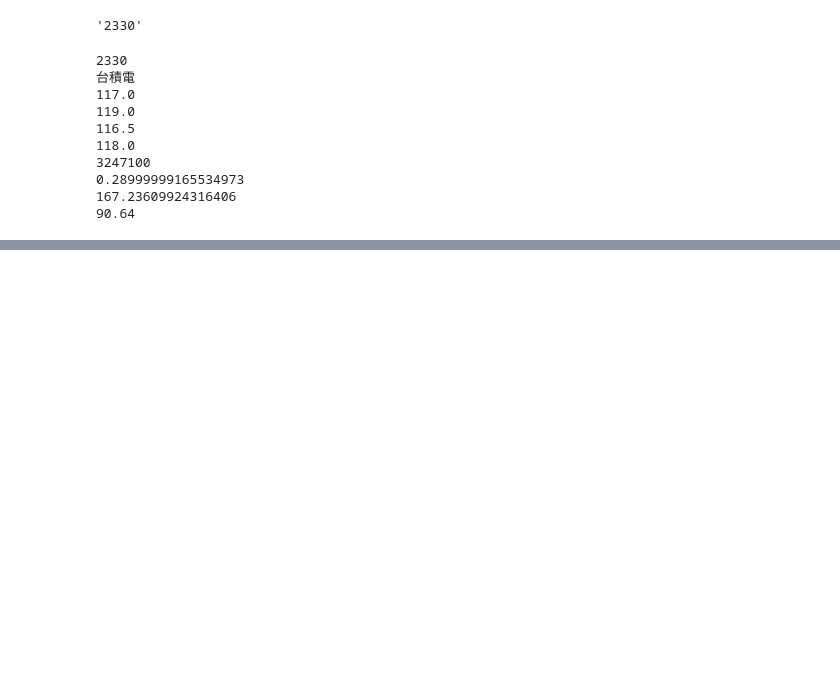
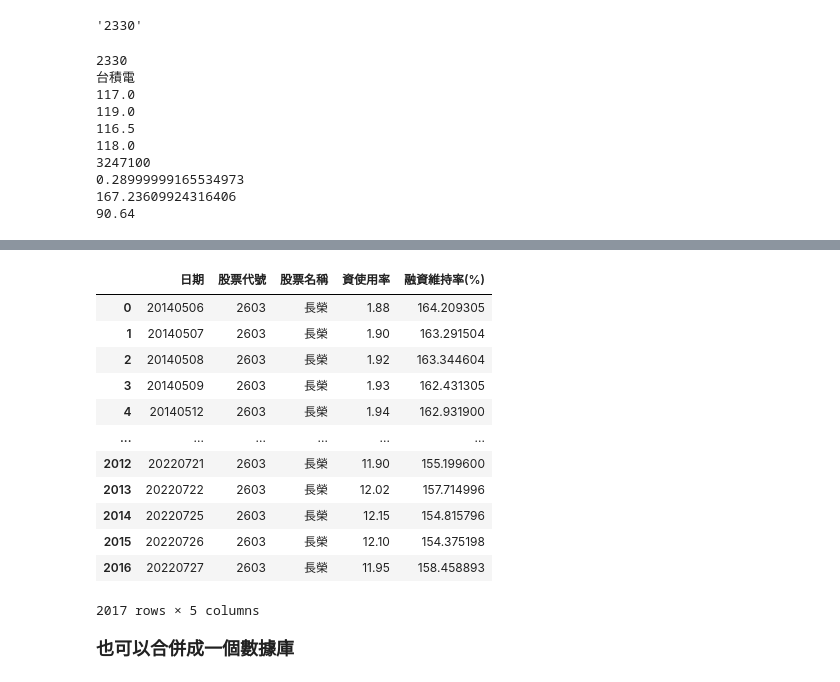
Before and after one commit to ErebusTW/Merge-by-date, a Jupyter notebook: 按日期合併.ipynb, the cells around one changed output, grey strips where cells are left out. Cells and saved outputs as stored; diff of their text form; code cells hidden in the pictures; blank space fills up the shorter version.

```diff
--- a/按日期合併.ipynb
+++ b/按日期合併.ipynb
@@ -250,0 +285,18 @@ for feature in dict_data[pd.to_datetime('2014-05-06')]:
+# %%
+data_ls[1]
+# %% [output]
+|  | 日期 | 股票代號 | 股票名稱 | 資使用率 | 融資維持率(%) |
+| 0 | 20140506 | 2603 | 長榮 | 1.88 | 164.209305 |
+| 1 | 20140507 | 2603 | 長榮 | 1.90 | 163.291504 |
+| 2 | 20140508 | 2603 | 長榮 | 1.92 | 163.344604 |
+| 3 | 20140509 | 2603 | 長榮 | 1.93 | 162.431305 |
+| 4 | 20140512 | 2603 | 長榮 | 1.94 | 162.931900 |
+| ... | ... | ... | ... | ... | ... |
+| 2012 | 20220721 | 2603 | 長榮 | 11.90 | 155.199600 |
+| 2013 | 20220722 | 2603 | 長榮 | 12.02 | 157.714996 |
+| 2014 | 20220725 | 2603 | 長榮 | 12.15 | 154.815796 |
+| 2015 | 20220726 | 2603 | 長榮 | 12.10 | 154.375198 |
+| 2016 | 20220727 | 2603 | 長榮 | 11.95 | 158.458893 |
+2017 rows × 5 columns
+# %% [markdown]
+**<font  size=4>也可以合併成一個數據庫</font>**
```
Also changed, not shown: parts of 7 cells of this notebook.
